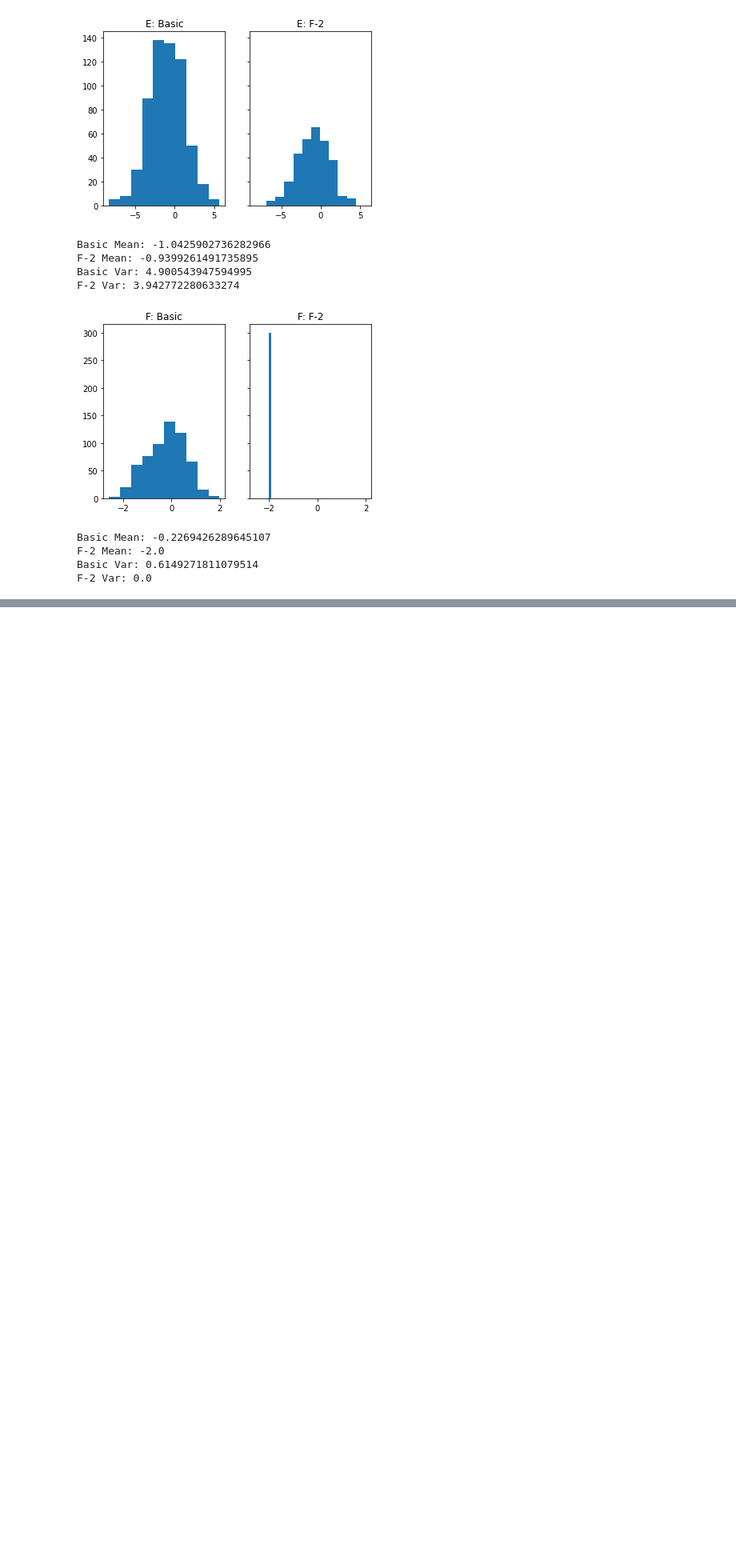
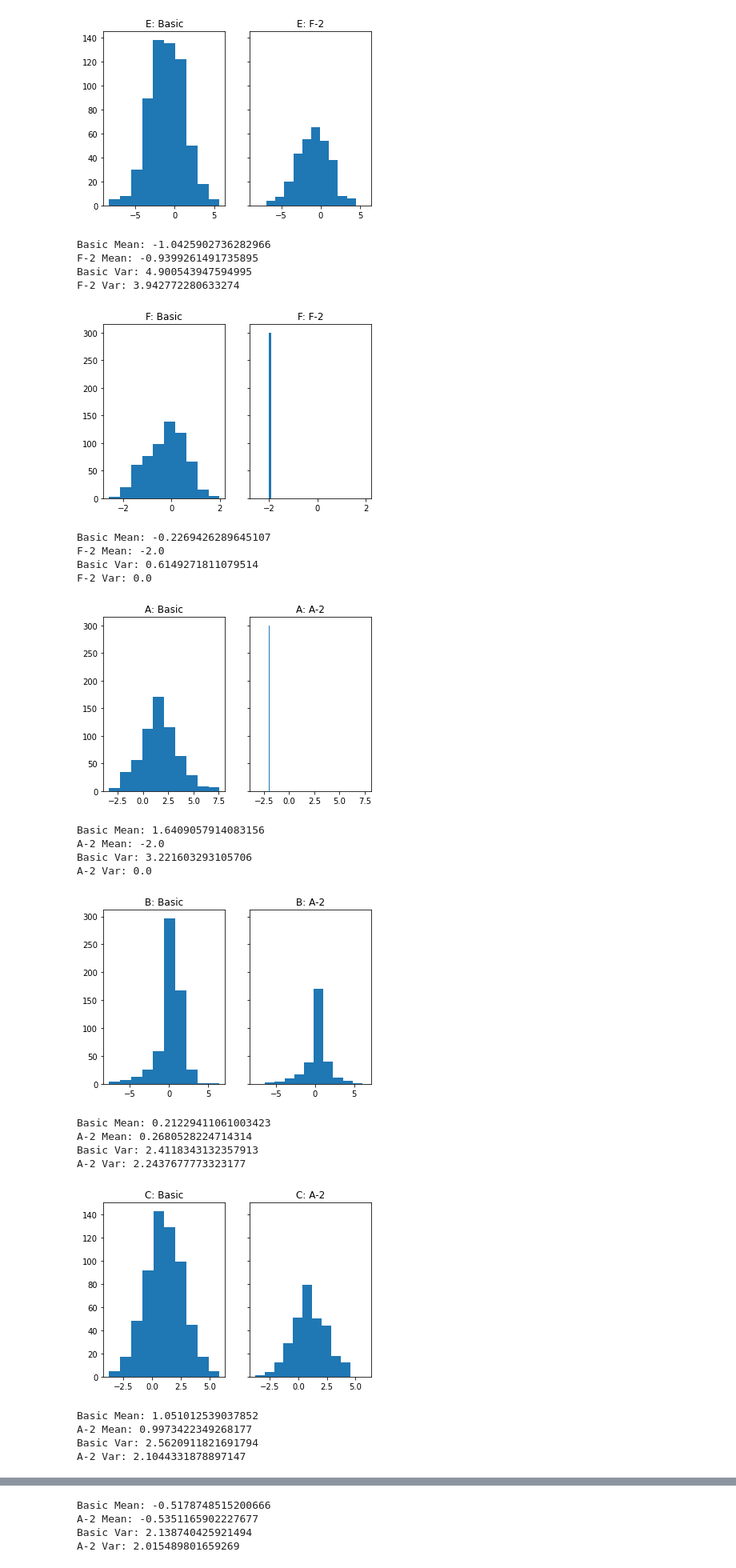
Before and after one commit to VeryThankYou/AktivMLCausality, a Jupyter notebook: Test_Graph_Notebook.ipynb, the cells around one changed output, grey strips where cells are left out. Shown at 80% size. Saved outputs shown, nothing was run; the diff lists cells and outputs as text; code cells hidden in the pictures; blank space fills up the shorter version.

```diff
--- a/Test_Graph_Notebook.ipynb
+++ b/Test_Graph_Notebook.ipynb
@@ -921,3 +776,23 @@ Basic Mean: -0.2269426289645107
 F-2 Mean: -2.0
 Basic Var: 0.6149271811079514
 F-2 Var: 0.0
+# %%
+data_aminus2 = pd.read_csv("data_Aminus2.csv")
+data_aminus2_matrix = data_aminus2[attributeNames].to_numpy()
+compare(data_matrix, data_aminus2_matrix, "Basic","A-2")
+# %% [output]
+[figure, added]
+Basic Mean: 1.6409057914083156
+A-2 Mean: -2.0
+Basic Var: 3.221603293105706
+A-2 Var: 0.0
+[figure, added]
+Basic Mean: 0.21229411061003423
+A-2 Mean: 0.2680528224714314
+Basic Var: 2.4118343132357913
+A-2 Var: 2.2437677773323177
+[figure, added]
+Basic Mean: 1.051012539037852
+A-2 Mean: 0.9973422349268177
+Basic Var: 2.5620911821691794
+A-2 Var: 2.1044331878897147
@@ -923,0 +800,4 @@ F-2 Var: 0.0
+Basic Mean: -0.5178748515200666
+A-2 Mean: -0.5351165902227677
+Basic Var: 2.138740425921494
+A-2 Var: 2.015489801659269
```
Also changed, not shown: parts of 13 cells of this notebook, 2 other files.
